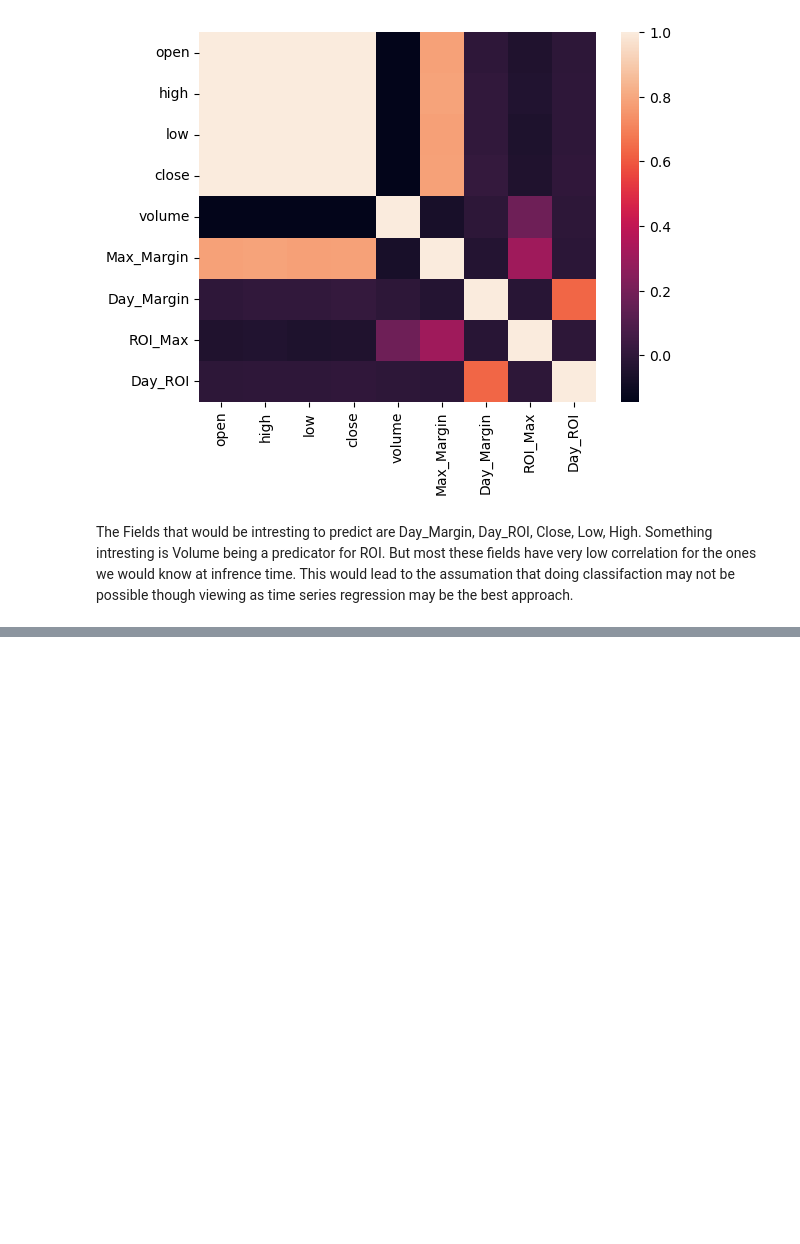
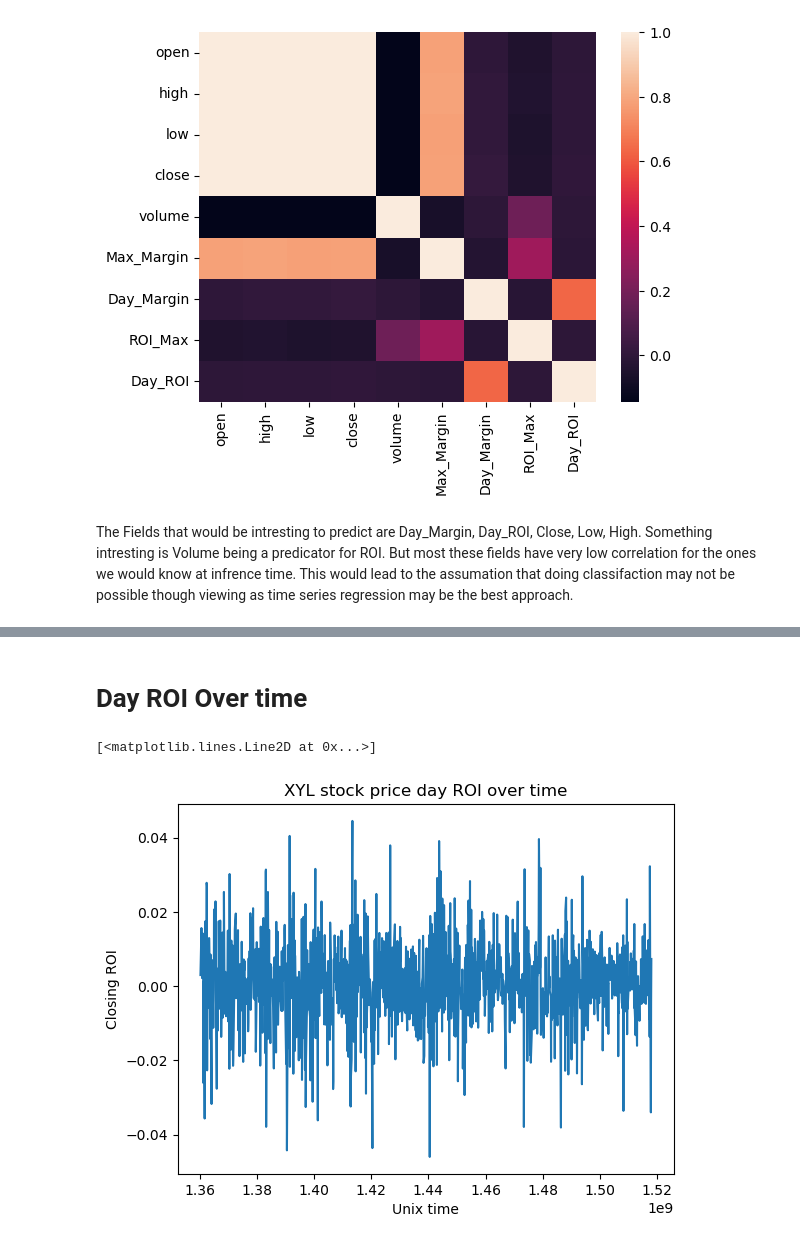
Before and after one commit to Nedwards0/AAI-590-Project, a Jupyter notebook: Data Exploration.ipynb, the cells around one changed output, grey strips where cells are left out. Cells and saved outputs as stored; diff of their text form; code cells hidden in the pictures; blank space fills up the shorter version.

```diff
--- a/Data Exploration.ipynb
+++ b/Data Exploration.ipynb
@@ -174,0 +273,11 @@ The Fields that would be intresting to predict are Day_Margin, Day_ROI, Close, L
+# %% [markdown]
+# Day ROI Over time
+# %%
+plt.xlabel('Unix time')
+plt.ylabel('Closing ROI')
+plt.title('XYL stock price day ROI over time')
+
+plt.plot(df[df["Name_XYL"] == True]["unix_time"],df[df["Name_XYL"] == True]["Day_ROI"])
+# %% [output]
+[<matplotlib.lines.Line2D at 0x...>]
+[figure, added]
```
Also changed, not shown: parts of 18 cells of this notebook.
